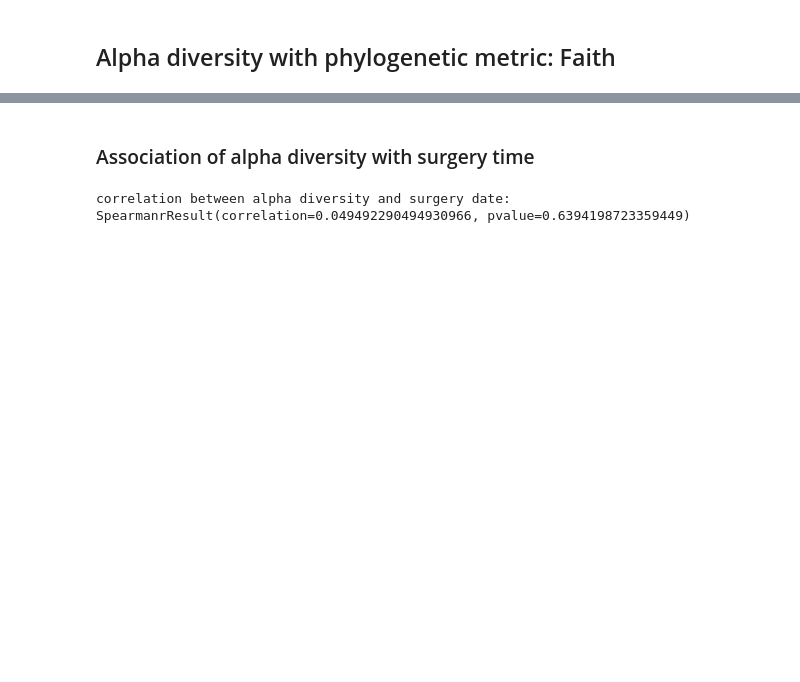
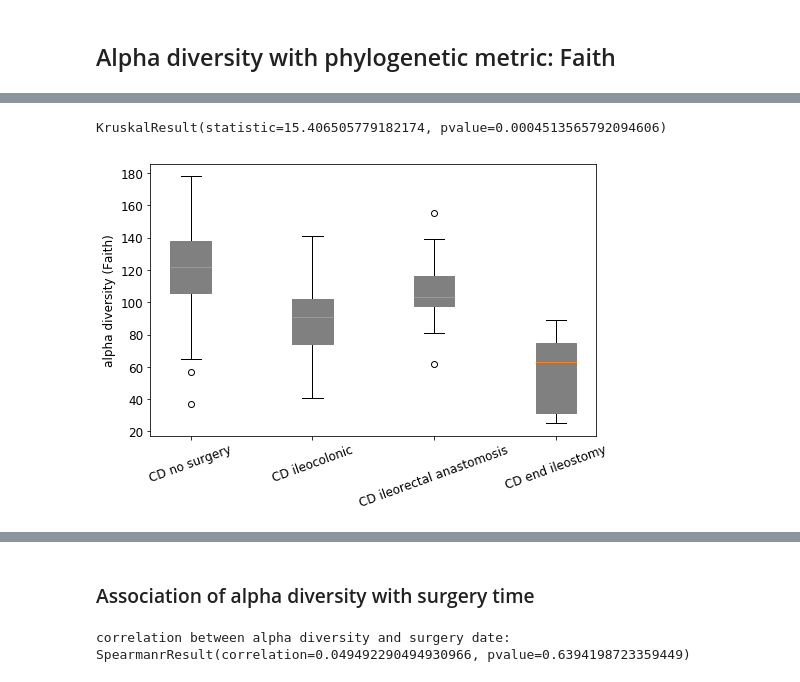
Before and after one commit to knightlab-analyses/ibd-surgery, a Jupyter notebook: notebooks_metagenomics/2.2 Biobank_Alpha_Diversity -python3.ipynb, the cells around one changed output, grey strips where cells are left out. Cells and saved outputs as stored; diff of their text form; code cells hidden in the pictures; blank space fills up the shorter version.

```diff
--- a/notebooks_metagenomics/2.2 Biobank_Alpha_Diversity -python3.ipynb
+++ b/notebooks_metagenomics/2.2 Biobank_Alpha_Diversity -python3.ipynb
@@ -252,0 +388,29 @@ MannwhitneyuResult(statistic=4050.0, pvalue=4.595546226741946e-07)
+# %%
+# plot faith alpha diversity for these  different groups
+
+import matplotlib
+from matplotlib import pyplot as plt
+
+data_to_plot=[alpha_cd_nosurgery,alpha_cd_ileocolonic,alpha_cd_ileorectal,alpha_cd_ileostomy]
+
+matplotlib.rcParams.update({'font.size': 12})
+fig = plt.figure(1, figsize=(8,5))
+ax = fig.add_subplot(111)
+bp1=ax.boxplot(data_to_plot,positions=np.linspace(1, 5.5, num=4), patch_artist=True,widths=0.5)
+
+# fill with colors
+for patch in bp1['boxes']:
+    patch.set(color='grey')
+
+ax.set_xticklabels(['CD no surgery',  'CD ileocolonic','CD ileorectal anastomosis','CD end ileostomy'])
+ax.set_ylabel('alpha diversity (Faith)')
+ax.set_xlim(0.5,6)
+plt.xticks(rotation=20)
+
+
+from scipy.stats import kruskal
+print (kruskal(alpha_cd_ileocolonic,alpha_cd_ileostomy,alpha_cd_ileorectal))
+plt.savefig('../../../data/Sandborn_data/figures/figureS1A.svg')
+# %% [output]
+KruskalResult(statistic=15.406505779182174, pvalue=0.0004513565792094606)
+[figure, added]
```
Also changed, not shown: parts of 34 cells of this notebook, 6 other files.
